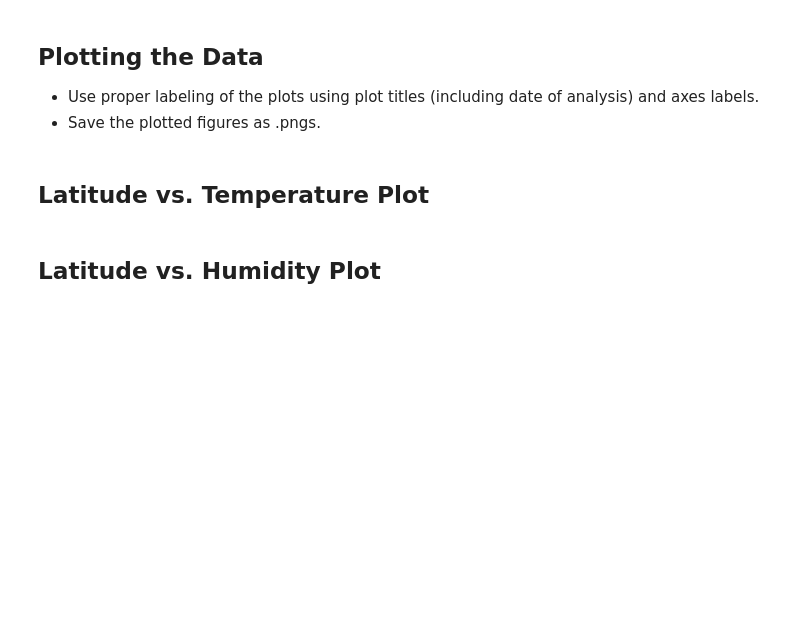
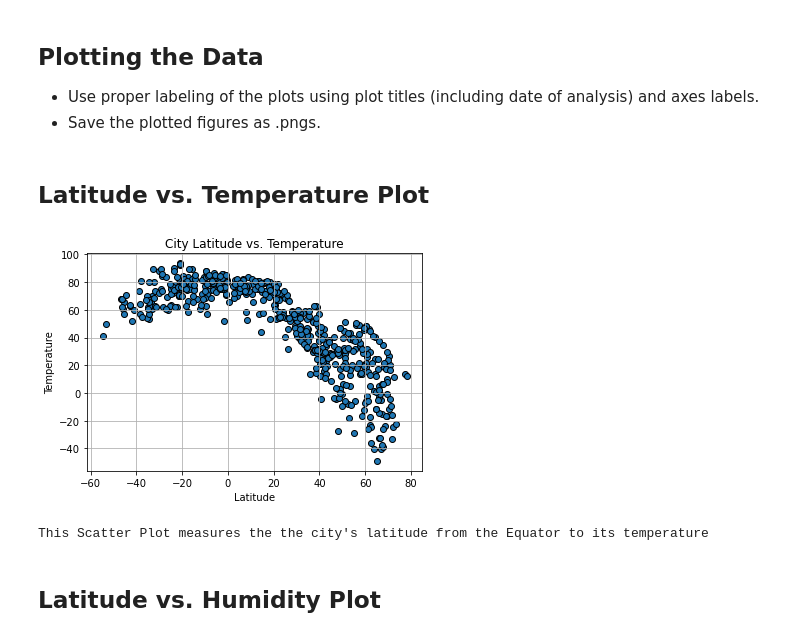
Before and after one commit to MichFig/Python-API-Challenge, a Jupyter notebook: Equator/WeatherPy.ipynb, the cells around one changed output. Saved outputs shown, nothing was run; the diff lists cells and outputs as text; code cells hidden in the pictures; blank space fills up the shorter version.

Commit message:
Plots

```diff
--- a/Equator/WeatherPy.ipynb
+++ b/Equator/WeatherPy.ipynb
@@ -79,10 +74,15 @@ weather_response["wind"]["speed"]
 # %%
 cities_results = []
+
+#Conversion of Kelvin to Fahrenheit
+
 
 for index,city in enumerate(cities):
 
     base_url = "http://api.openweathermap.org/data/2.5/weather?"
-    query_url = f"{base_url}appid={weather_api_key}&q={city}"
+    query_url = f"{base_url}appid={weather_api_key}&q={city}&units=imperial"
+
+    print(f'found {city}')
 
     try:
         # Get weather data
@@ -90,8 +90,8 @@ for index,city in enumerate(cities):
         lon=weather_response["coord"]["lon"]
         lat=weather_response["coord"]["lat"]
         cities_results.append(weather_response)
+
+
     except:
         print(f"No City Data Found for {city}")
-
-(cities_results[0])
 # %% [output]
@@ -131,17 +123,19 @@ No City Data Found for bargal
 # %%
 city_data = []
 for i,city in enumerate(cities_results):
+    cityname = city["name"]
     citytemp = city["main"]["temp"]
     citylat = city["coord"]["lat"]
     cityhum = city["main"]["humidity"]
     citycloud = city["clouds"]["all"]
     citywind = city["wind"]["speed"]
-
-    city_data.append({"Temperature": citytemp,
-    "Latitude": citylat,
-    "Humidity" : cityhum,
-    "Cloudiness" : citycloud,
-    "Wind Speed" : citywind
-    })
+    city_data.append(
+        {"City": cityname,
+        "Temperature": citytemp,
+        "Latitude": citylat,
+        "Humidity %" : cityhum,
+        "Cloudiness %" : citycloud,
+        "Wind Speed" : citywind
+        })
 # %%
-df = pd.DataFrame(city_data)
+cities_res_df = pd.DataFrame(city_data)
@@ -212,5 +179,23 @@ Skip this step if there are no cities that have humidity > 100%.
 * Save the plotted figures as .pngs.
 # %% [markdown]
 ## Latitude vs. Temperature Plot
+# %%
+#Scatterplot showing the Latitude vs. Temperature
+
+latitude = cities_res_df['Latitude']
+temperature = cities_res_df['Temperature']
+edgecolors = ['black']
+plt.scatter(latitude, temperature, edgecolors=edgecolors)
+plt.title("City Latitude vs. Temperature")
+plt.xlabel("Latitude")
+plt.ylabel("Temperature")
+plt.grid(b=True)
+plt.show()
+# %% [output]
+[figure, added]
+# %%
+print(f"This Scatter Plot measures the the city's Latitude from the Equator to its Temperature")
+# %% [output]
+This Scatter Plot measures the the city's latitude from the Equator to its temperature
 # %% [markdown]
 ## Latitude vs. Humidity Plot
```
Also changed, not shown: parts of 21 cells of this notebook.
